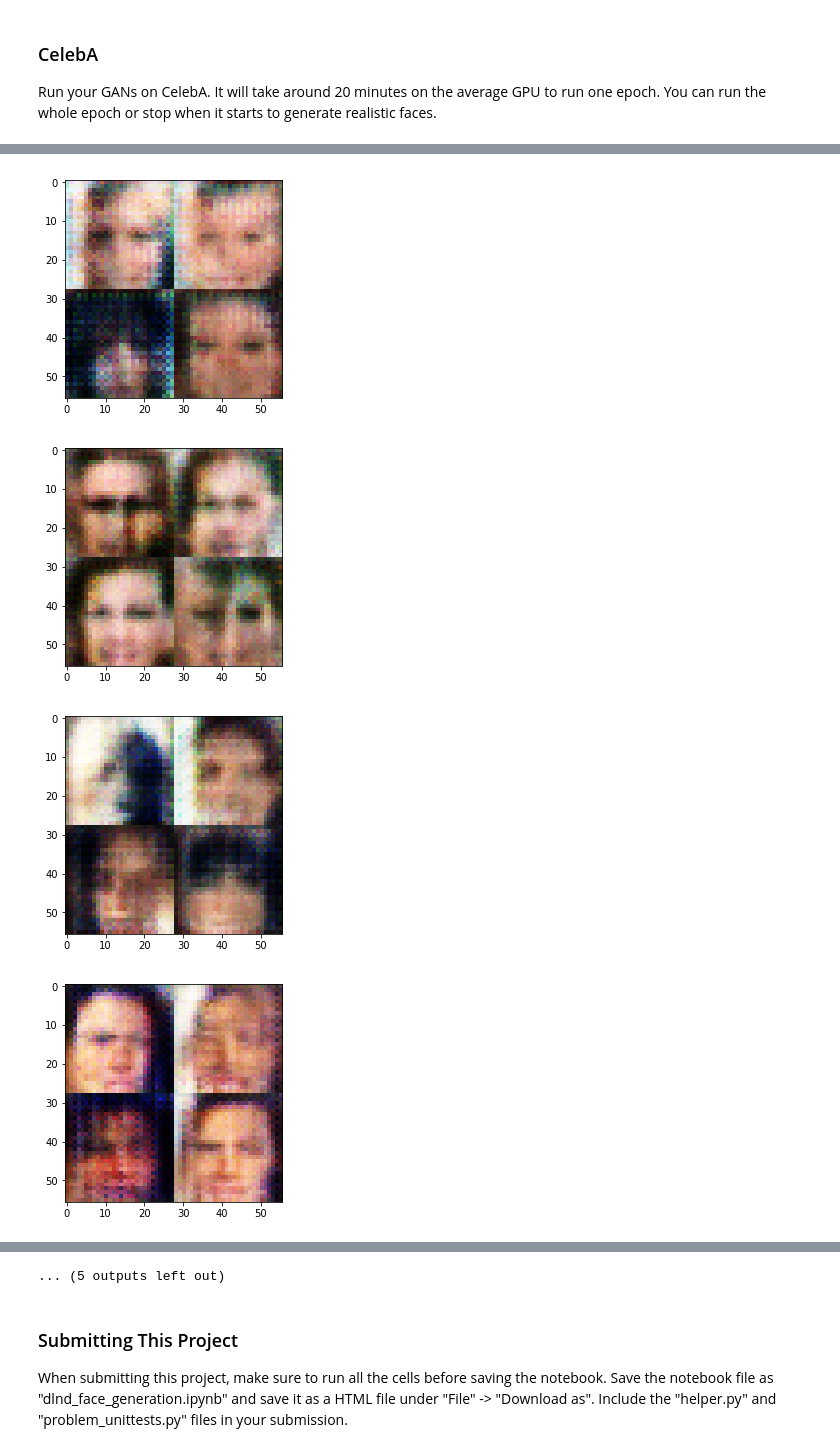
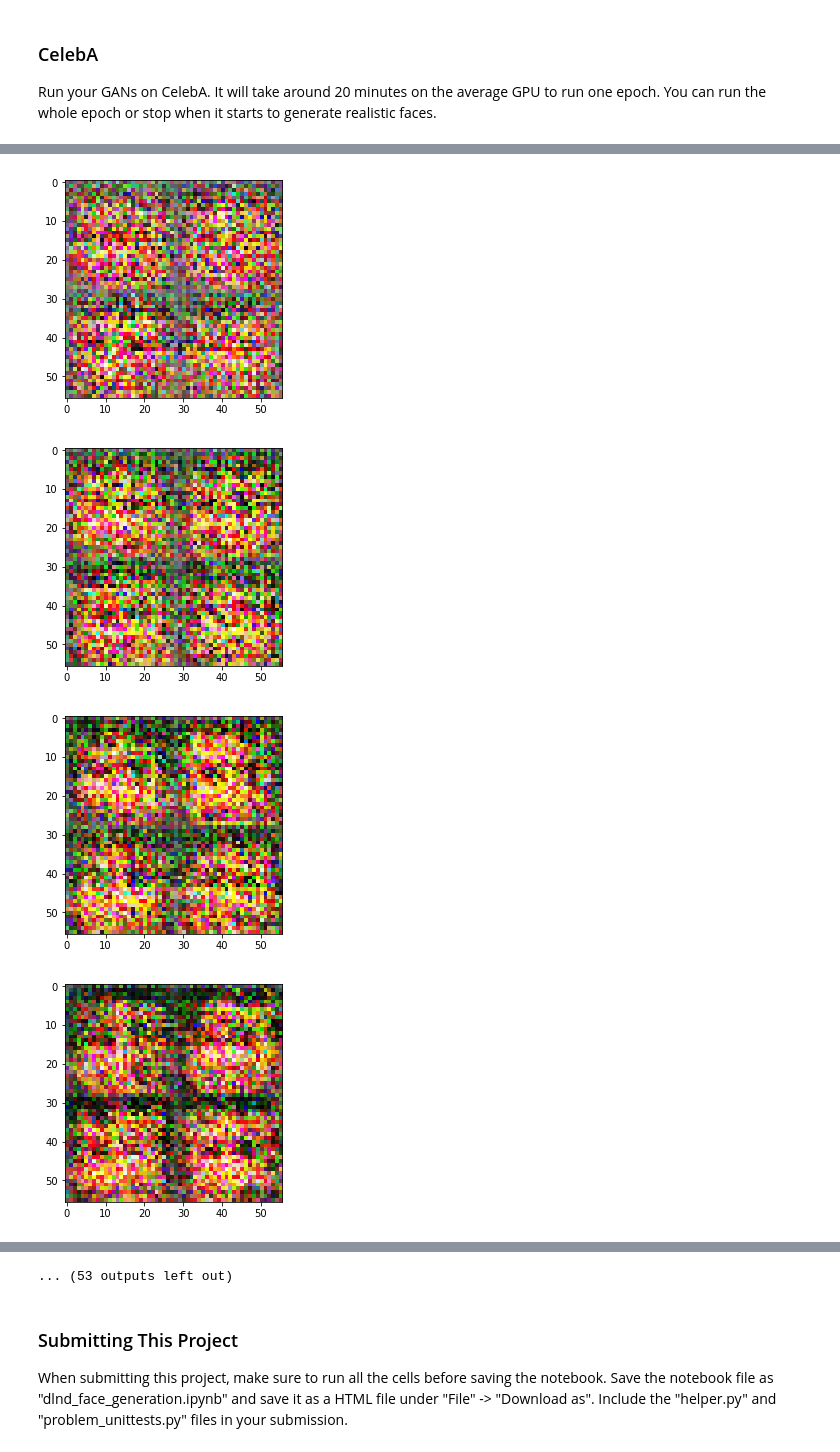
Before and after one commit to datanigu/Deep-Learning, a Jupyter notebook: face_generation/dlnd_face_generation.ipynb, the cells around one changed output, grey strips where cells are left out. Saved outputs shown, nothing was run; the diff lists cells and outputs as text; code cells hidden in the pictures.

```diff
--- a/face_generation/dlnd_face_generation.ipynb
+++ b/face_generation/dlnd_face_generation.ipynb
@@ -148,20 +149,22 @@ def discriminator(images, reuse=False, alpha = 0.2):
     # TODO: Implement Function
 
     with tf.variable_scope('discriminator', reuse=reuse):
+        kp = 0.7
         x1 = tf.layers.conv2d(images, filters = 64, kernel_size=5, strides = 2, padding = 'same', kernel_initializer = tf.contrib.layers.xavier_initializer())# images_dim x images_dim x 64, where for these data sets images_dim = 28
-#         x1 = tf.layers.dropout(x1, training = True)
-        r1 = tf.maximum(x1,x1*alpha)#leaky relu
+        r1 = tf.layers.dropout(x1, training = True, rate = kp)
+        r1 = tf.maximum(r1,r1*alpha)#leaky relu
+
 
         x2 = tf.layers.conv2d(r1, filters = 128, kernel_size = 5, strides = 2, padding = 'same', kernel_initializer = tf.contrib.layers.xavier_initializer())# dimensions are now (14 x 14 x 128)
         b2 = tf.layers.batch_normalization(x2, training = True)
-        b2 = tf.layers.dropout(b2, training = True)#Dropout added based on first review
-        r2 = tf.maximum(b2, b2*alpha)
+        r2 = tf.layers.dropout(b2, training = True, rate = kp)#Dropout added based on first review
+        r2 = tf.maximum(r2, r2*alpha)
 
 
         x3 = tf.layers.conv2d(r2, filters = 256, kernel_size = 5, strides = 2, padding = 'same', kernel_initializer = tf.contrib.layers.xavier_initializer())
         b3 = tf.layers.batch_normalization(x3, training= True)
-        b3 = tf.layers.dropout(b3, training = True)#Dropout added based on first review
-        r3 = tf.maximum(b3, b3*alpha)# dimensions of (7 x 7 x 256)
+        r3 = tf.layers.dropout(b3, training = True, rate = kp)#Dropout added based on first review
+        r3 = tf.maximum(r3, r3*alpha)# dimensions of (7 x 7 x 256)
 
 #         x4 = tf.layers.conv2d(r3, filters = 512, kernel_size = 5, strides = 2, padding = 'same', kernel_initializer = tf.contrib.layers.xavier_initializer())
 #         b4 = tf.layers.batch_normalization(x4, training = True)
@@ -211,27 +214,27 @@ def generator(z, out_channel_dim, is_training = True, alpha = 0.2):
 # #        x1 = tf.reshape(x1, (-1, 7,7,256))
 #  #       b1 = tf.layers.batch_normalization(x1, training = is_training)
 #  #       r1 = tf.maximum(b1, b1*alpha)# should be 7x7x256
-
+        kp = 0.7
        #### Code for 3 layers
-        x0 = tf.layers.dense(z,units = 512*6*6)# 6x6x512
-        x0 = tf.reshape(x0, (-1, 6, 6, 512))
+        x0 = tf.layers.dense(z,units = 512*2*2)# 2x2x512
+        x0 = tf.reshape(x0, (-1, 2, 2, 512))
         b0 = tf.layers.batch_normalization(x0, training = is_training)
-#         b0 = tf.layers.dropout(b0, training = True)
-        r0 = tf.maximum(b0, b0*alpha)
+        r0 = tf.layers.dropout(b0, training = True, rate = kp)
+        r0 = tf.maximum(r0, r0*alpha)
 
 
-        x1 = tf.layers.conv2d_transpose(r0, filters = 256, kernel_size = 2, strides = 1, padding = 'valid')
+        x1 = tf.layers.conv2d_transpose(r0, filters = 256, kernel_size = 5, strides = 2, padding = 'valid', kernel_initializer = tf.contrib.layers.xavier_initializer())
         b1 = tf.layers.batch_normalization(x1, training = is_training)
-#         b1 = tf.layers.dropout(b1, training = True)
-        r1 = tf.maximum(alpha*b1, b1)# ??? dimensions
+        r1 = tf.layers.dropout(b1, training = True, rate = kp)
+        r1 = tf.maximum(alpha*r1, r1)# ??? dimensions
 
 
-        x2 = tf.layers.conv2d_transpose(r1, filters = 128, kernel_size = 5, strides = 2, padding='same')
+        x2 = tf.layers.conv2d_transpose(r1, filters = 128, kernel_size = 5, strides = 2, padding='same', kernel_initializer = tf.contrib.layers.xavier_initializer())
         b2 = tf.layers.batch_normalization(x2, training=is_training)
-#         b2 = tf.layers.dropout(b2, training = True)
-        r2 = tf.maximum(alpha*b2, b2)# 14x14x128
+        r2 = tf.layers.dropout(b2, training = True, rate = kp)
+        r2 = tf.maximum(alpha*r2, r2)# 14x14x128
 
-        logits = tf.layers.conv2d_transpose(r2, filters = out_channel_dim, kernel_size = 5, strides = 2, padding = 'same')#28x28xout_channel_dim
+        logits = tf.layers.conv2d_transpose(r2, filters = out_channel_dim, kernel_size = 5, strides = 2, padding = 'same', kernel_initializer = tf.contrib.layers.xavier_initializer())#28x28xout_channel_dim
         output = tf.tanh(logits)
 
 
@@ -487,7 +490,7 @@ Run your GANs on CelebA.  It will take around 20 minutes on the average GPU to r
 # %%
 batch_size = 32
 z_dim = 100
-learning_rate = 0.0002
+learning_rate = 0.0001
 beta1 = 0.2
 #Just checking in, DT
 
@@ -507,4 +510,4 @@ with tf.Graph().as_default():
-[figure, old version]
+[figure, new version]
-[figure, old version]
+[figure, new version]
-[figure, old version]
+[figure, new version]
-[figure, old version]
+[figure, new version]
@@ -516,4 +519,4 @@ with tf.Graph().as_default():
-... (5 outputs left out)
+... (53 outputs left out)
 # %% [markdown]
 ### Submitting This Project
 When submitting this project, make sure to run all the cells before saving the notebook. Save the notebook file as "dlnd_face_generation.ipynb" and save it as a HTML file under "File" -> "Download as". Include the "helper.py" and "problem_unittests.py" files in your submission.
```
Also changed, not shown: parts of 5 cells of this notebook.
